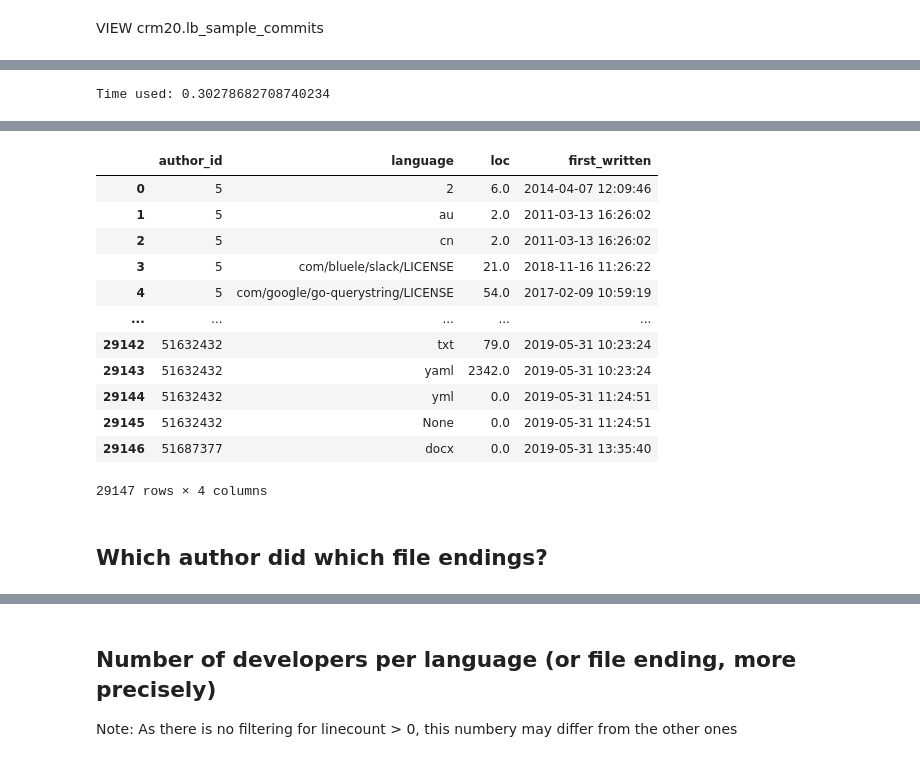
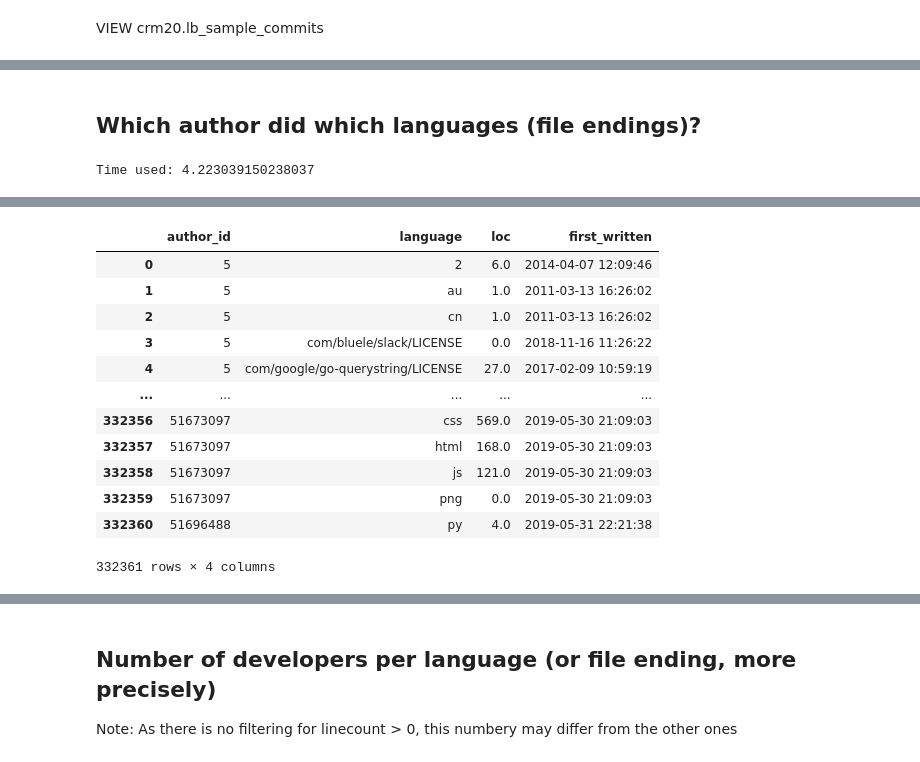
Before and after one commit to LeonBein/CRM20, a Jupyter notebook: DataExplorer.ipynb, the cells around one changed output, grey strips where cells are left out. Saved outputs shown, nothing was run; the diff lists cells and outputs as text; code cells hidden in the pictures.

```diff
--- a/DataExplorer.ipynb
+++ b/DataExplorer.ipynb
@@ -226,25 +327,29 @@ Time used: 0.2812795639038086
+# %% [markdown]
+## Which author did which languages (file endings)?
 # %%
 dbUtils.runQuery('''
-    SELECT author_id, language, SUM(loc) AS loc, MIN(created_at) as first_written
-    FROM crm20.lb_sample_commits, crm20.lb_changes
-    WHERE lb_sample_commits.commit_id = lb_changes.commit_id
-    GROUP BY author_id, language
+    DROP MATERIALIZED VIEW IF EXISTS crm20.lb_languages CASCADE;
+    CREATE MATERIALIZED VIEW crm20.lb_languages AS
+        (SELECT author_id, language, SUM(loc) AS loc, MIN(created_at) as first_written
+        FROM crm20.lb_sample_commits, crm20.lb_changes
+        WHERE lb_sample_commits.commit_id = lb_changes.commit_id
+        GROUP BY author_id, language);
+
+    SELECT * FROM crm20.lb_languages
 ''')
 # %% [output]
-Time used: 0.30278682708740234
+Time used: 4.223039150238037
 [interactive output not drawn]
 |  | author_id | language | loc | first_written |
 | 0 | 5 | 2 | 6.0 | 2014-04-07 12:09:46 |
-| 1 | 5 | au | 2.0 | 2011-03-13 16:26:02 |
-| 2 | 5 | cn | 2.0 | 2011-03-13 16:26:02 |
-| 3 | 5 | com/bluele/slack/LICENSE | 21.0 | 2018-11-16 11:26:22 |
-| 4 | 5 | com/google/go-querystring/LICENSE | 54.0 | 2017-02-09 10:59:19 |
+| 1 | 5 | au | 1.0 | 2011-03-13 16:26:02 |
+| 2 | 5 | cn | 1.0 | 2011-03-13 16:26:02 |
+| 3 | 5 | com/bluele/slack/LICENSE | 0.0 | 2018-11-16 11:26:22 |
+| 4 | 5 | com/google/go-querystring/LICENSE | 27.0 | 2017-02-09 10:59:19 |
 | ... | ... | ... | ... | ... |
-| 29142 | 51632432 | txt | 79.0 | 2019-05-31 10:23:24 |
-| 29143 | 51632432 | yaml | 2342.0 | 2019-05-31 10:23:24 |
-| 29144 | 51632432 | yml | 0.0 | 2019-05-31 11:24:51 |
-| 29145 | 51632432 | None | 0.0 | 2019-05-31 11:24:51 |
-| 29146 | 51687377 | docx | 0.0 | 2019-05-31 13:35:40 |
+| 332356 | 51673097 | css | 569.0 | 2019-05-30 21:09:03 |
+| 332357 | 51673097 | html | 168.0 | 2019-05-30 21:09:03 |
+| 332358 | 51673097 | js | 121.0 | 2019-05-30 21:09:03 |
+| 332359 | 51673097 | png | 0.0 | 2019-05-30 21:09:03 |
+| 332360 | 51696488 | py | 4.0 | 2019-05-31 22:21:38 |
-29147 rows × 4 columns
+332361 rows × 4 columns
-# %% [markdown]
-## Which author did which file endings?
```
Also changed, not shown: parts of 50 cells of this notebook, 5 other files.
